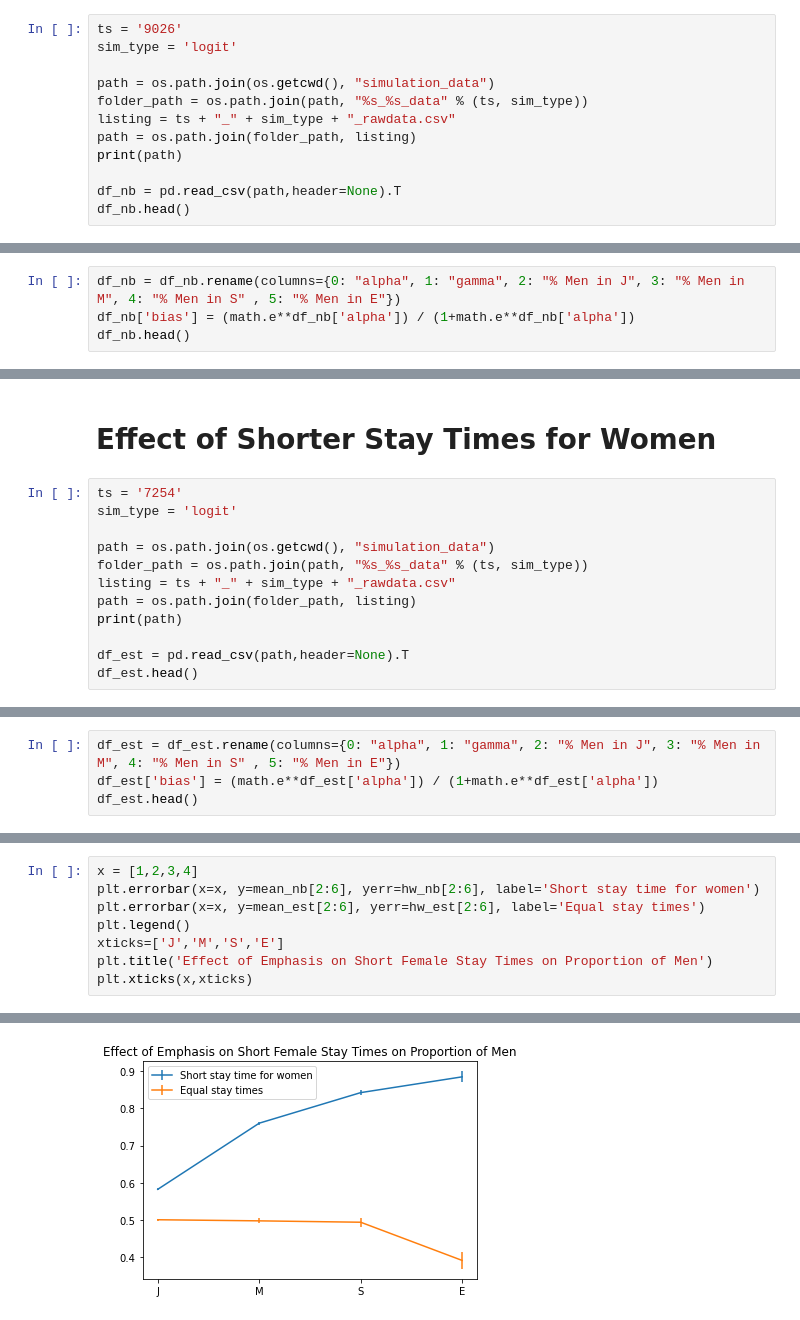
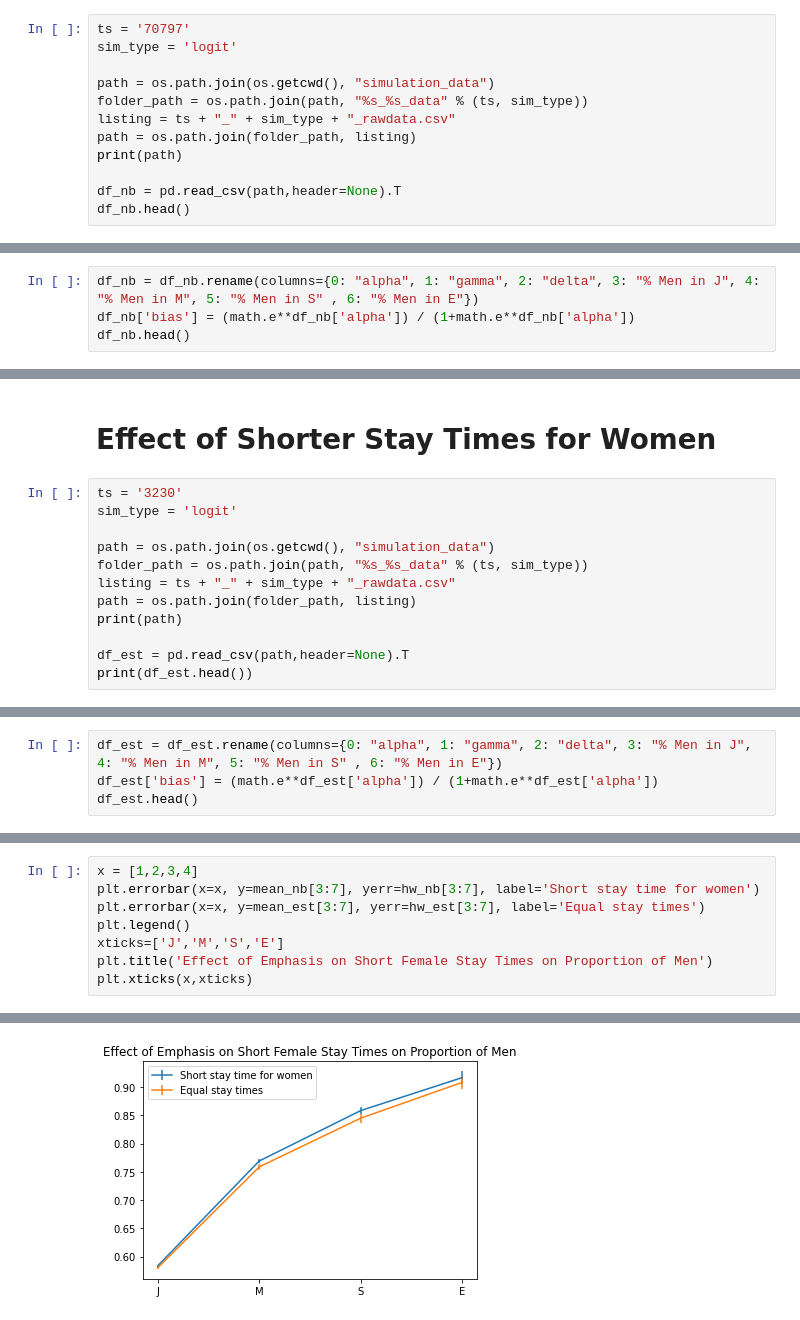
Before and after one commit to bmosh/4580_final_project, a Jupyter notebook: Linear_Regression.ipynb, the cells around one changed output, grey strips where cells are left out. Drawn from its saved outputs; the diff is of its cells as text.

```diff
--- a/Linear_Regression.ipynb
+++ b/Linear_Regression.ipynb
@@ -10,7 +10,7 @@ import math
 # %% [markdown]
 # No Bias Data Set
 # %%
-ts = '9026'
+ts = '70797'
 sim_type = 'logit'
 
 path = os.path.join(os.getcwd(), "simulation_data")
@@ -32,5 +32,5 @@ df_nb.head()
 # %%
-df_nb = df_nb.rename(columns={0: "alpha", 1: "gamma", 2: "% Men in J", 3: "% Men in M", 4: "% Men in S" , 5: "% Men in E"})
+df_nb = df_nb.rename(columns={0: "alpha", 1: "gamma", 2: "delta", 3: "% Men in J", 4: "% Men in M", 5: "% Men in S" , 6: "% Men in E"})
 df_nb['bias'] = (math.e**df_nb['alpha']) / (1+math.e**df_nb['alpha'])
 df_nb.head()
 # %% [output]
@@ -187,7 +209,7 @@ plt.xticks(x,xticks)
 # %% [markdown]
 # Effect of Shorter Stay Times for Women
 # %%
-ts = '7254'
+ts = '3230'
 sim_type = 'logit'
 
 path = os.path.join(os.getcwd(), "simulation_data")
@@ -197,5 +219,5 @@ path = os.path.join(folder_path, listing)
 print(path)
 
 df_est = pd.read_csv(path,header=None).T
-df_est.head()
+print(df_est.head())
 # %% [output]
@@ -209,5 +231,5 @@ df_est.head()
 # %%
-df_est = df_est.rename(columns={0: "alpha", 1: "gamma", 2: "% Men in J", 3: "% Men in M", 4: "% Men in S" , 5: "% Men in E"})
+df_est = df_est.rename(columns={0: "alpha", 1: "gamma", 2: "delta", 3: "% Men in J", 4: "% Men in M", 5: "% Men in S" , 6: "% Men in E"})
 df_est['bias'] = (math.e**df_est['alpha']) / (1+math.e**df_est['alpha'])
 df_est.head()
 # %% [output]
@@ -234,18 +246,18 @@ dtype: float64
 # %%
 x = [1,2,3,4]
-plt.errorbar(x=x, y=mean_nb[2:6], yerr=hw_nb[2:6], label='Short stay time for women')
-plt.errorbar(x=x, y=mean_est[2:6], yerr=hw_est[2:6], label='Equal stay times')
+plt.errorbar(x=x, y=mean_nb[3:7], yerr=hw_nb[3:7], label='Short stay time for women')
+plt.errorbar(x=x, y=mean_est[3:7], yerr=hw_est[3:7], label='Equal stay times')
 plt.legend()
 xticks=['J','M','S','E']
 plt.title('Effect of Emphasis on Short Female Stay Times on Proportion of Men')
 plt.xticks(x,xticks)
 # %% [output]
 ([<matplotlib.axis.XTick at 0x...>,
   <matplotlib.axis.XTick at 0x...>,
   <matplotlib.axis.XTick at 0x...>,
   <matplotlib.axis.XTick at 0x...>],
  [Text(1, 0, 'J'), Text(2, 0, 'M'), Text(3, 0, 'S'), Text(4, 0, 'E')])
-[figure, old version]
+[figure, new version]
 # %%
 plt.hist(df_est['% Men in E'])
 # %% [output]
```
Also changed, not shown: parts of 24 cells of this notebook, 16 other files.
